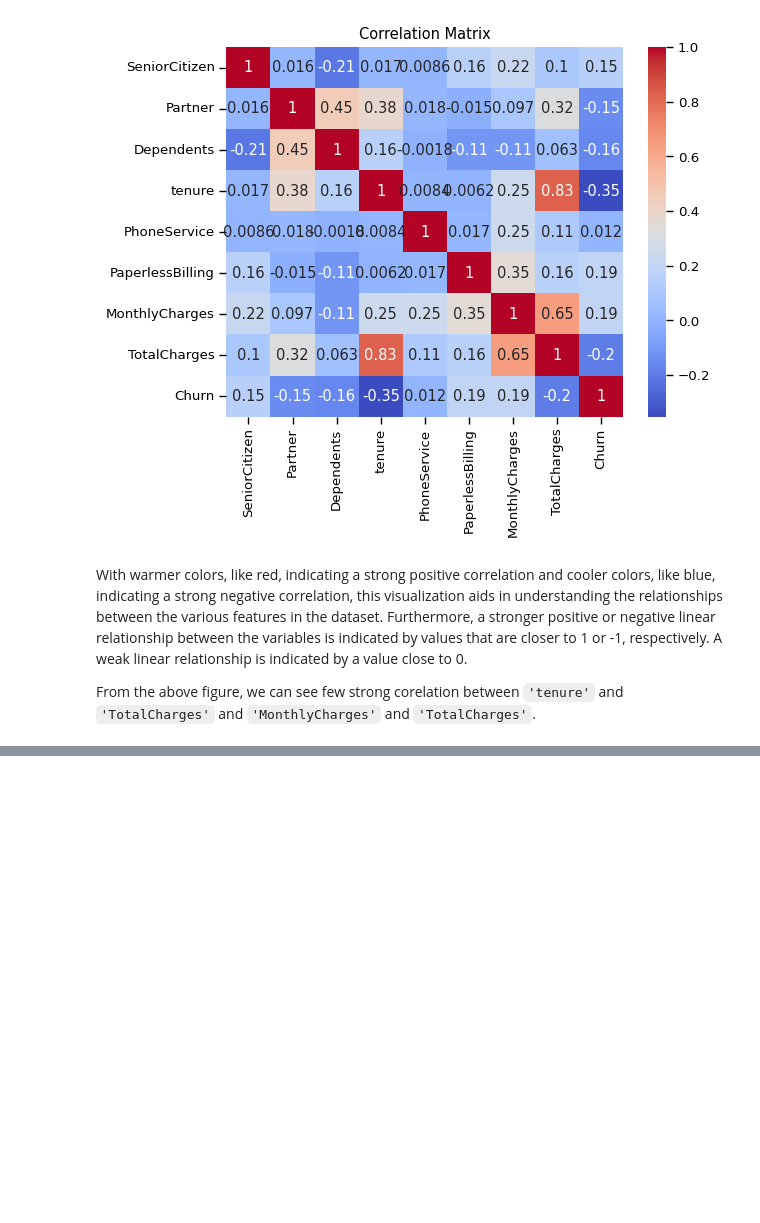
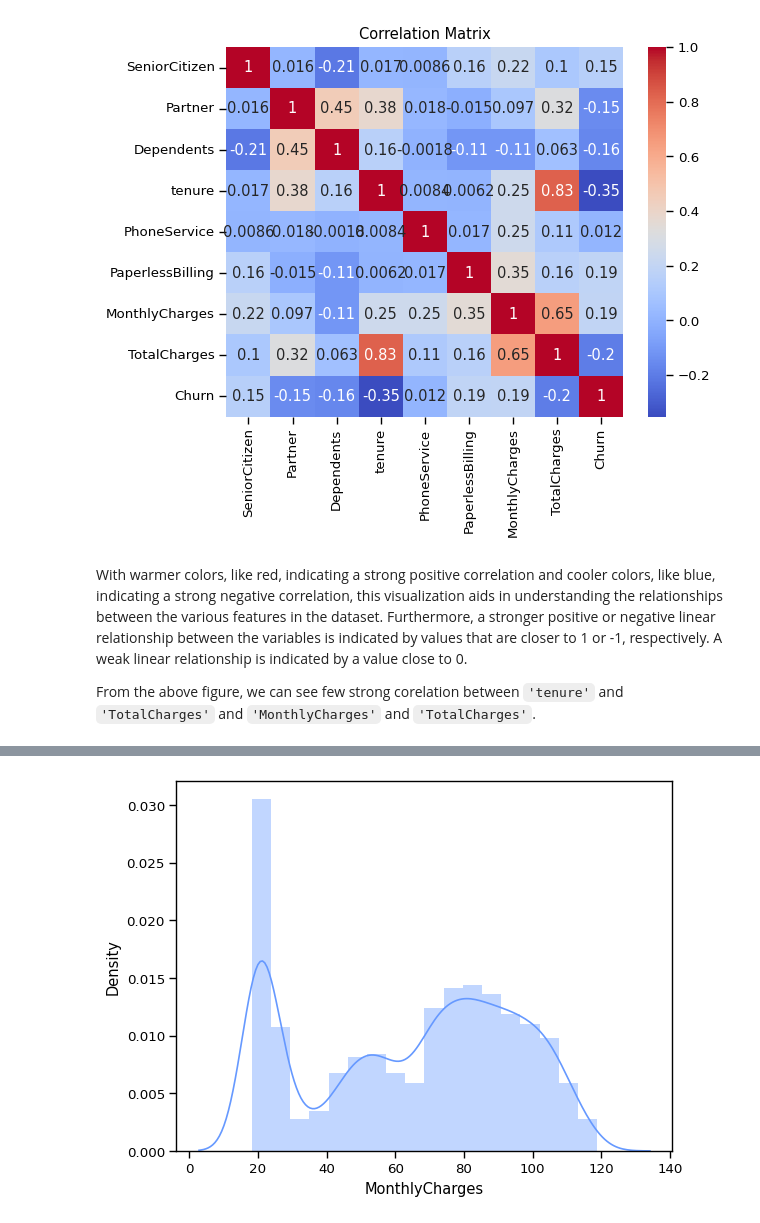
Before and after one commit to Shrestha-Dipesh/ML-Final-Project, a Jupyter notebook: ML_Final_Project.ipynb, the cells around one changed output, grey strips where cells are left out. Saved outputs shown, nothing was run; the diff lists cells and outputs as text; code cells hidden in the pictures; blank space fills up the shorter version.

```diff
--- a/ML_Final_Project.ipynb
+++ b/ML_Final_Project.ipynb
@@ -651,0 +659,4 @@ From the above figure, we can see few strong corelation between `'tenure'` and `
+# %%
+sns.distplot(data['MonthlyCharges'], color="#6699ff");
+# %% [output]
+[figure, added]
```
Also changed, not shown: parts of 11 cells of this notebook.
